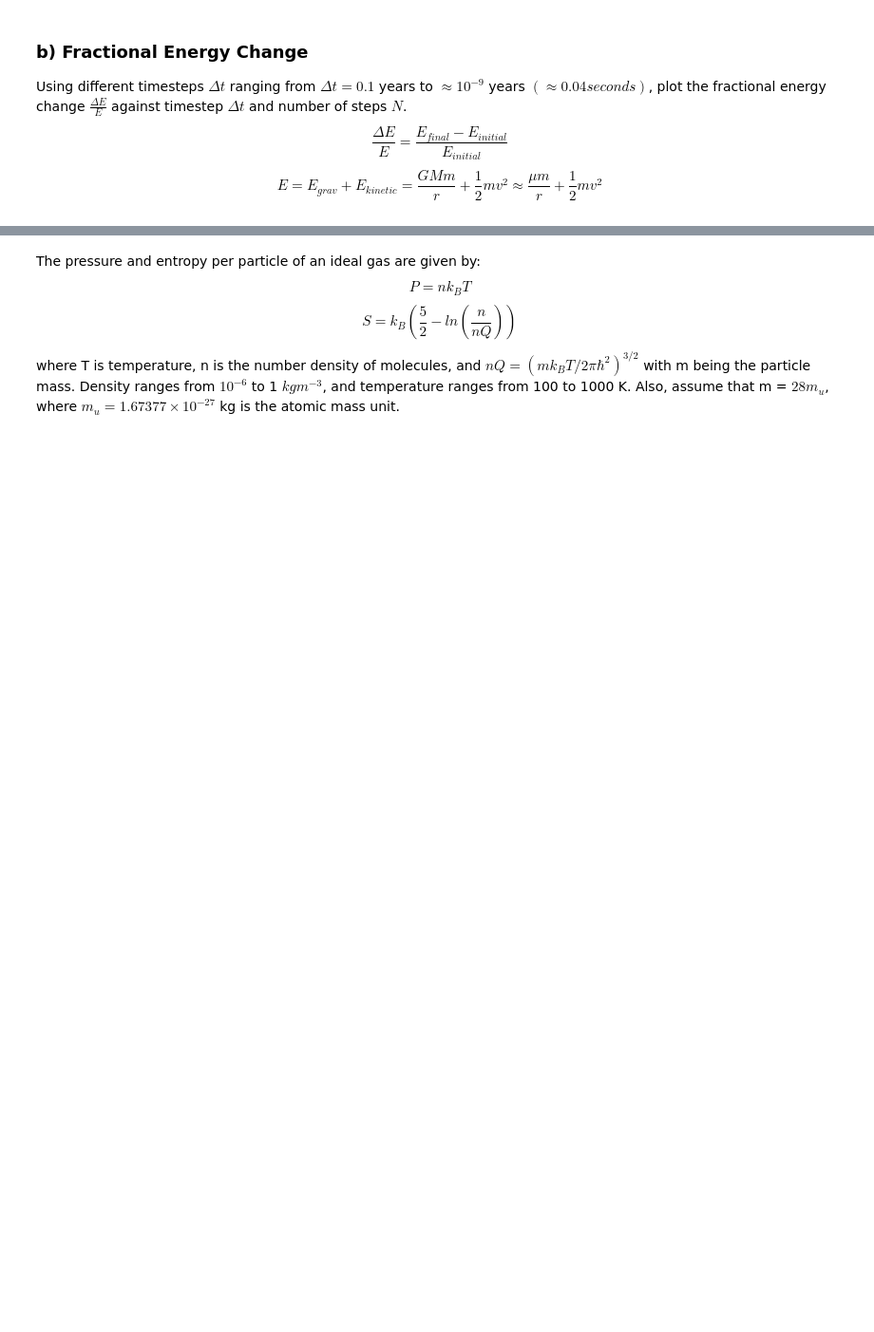
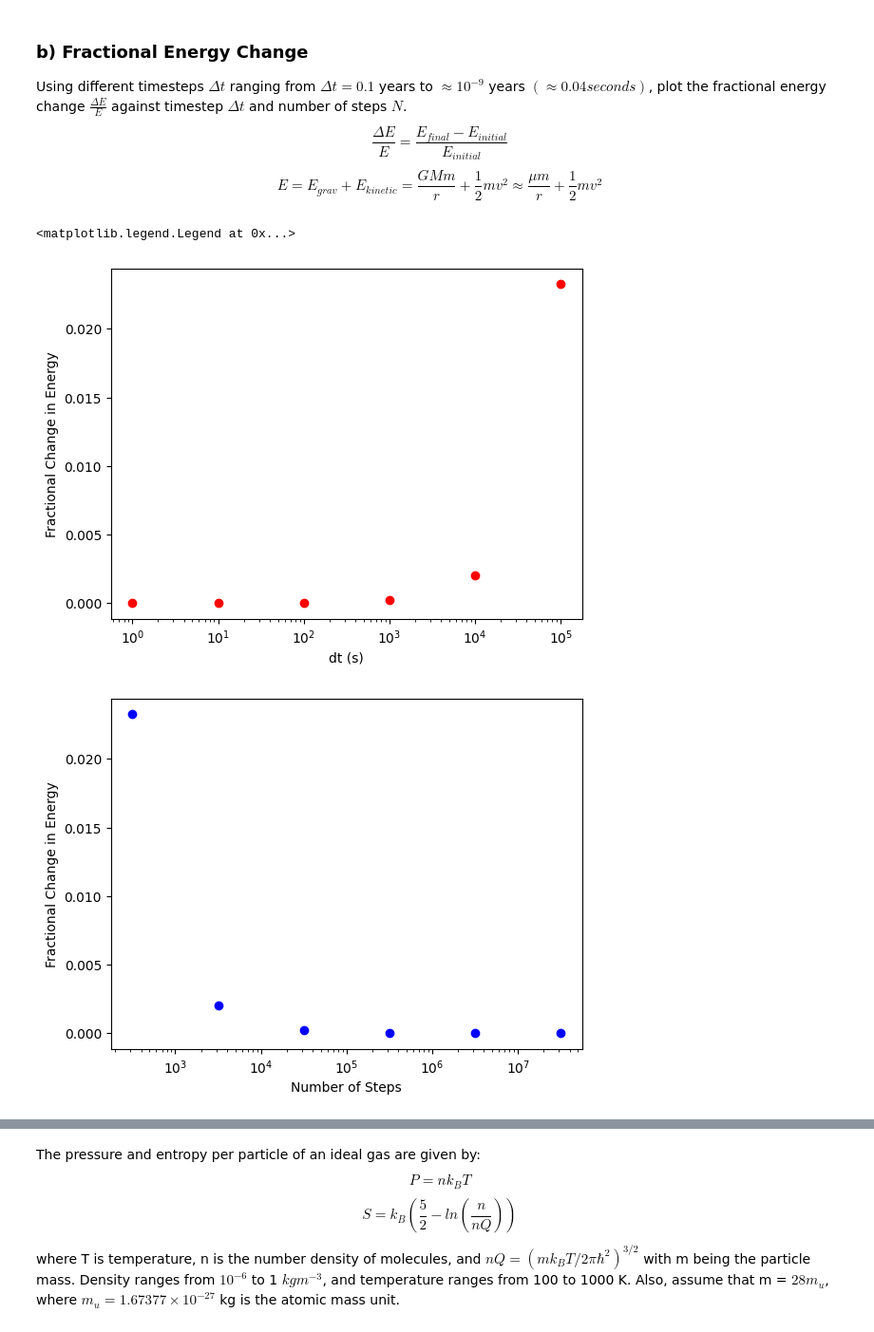
Before and after one commit to LFW25/PHYS512-Computational_Physics, a Jupyter notebook: Assignments/A1.ipynb, the cells around one changed output, grey strips where cells are left out. Shown at 95% size. Cells and saved outputs as stored; diff of their text form; code cells hidden in the pictures; blank space fills up the shorter version.

```diff
--- a/Assignments/A1.ipynb
+++ b/Assignments/A1.ipynb
@@ -200,0 +107,46 @@ plt.xscale("log")
+# %%
+dt = 1
+
+dt_list = []
+e_f = []
+
+while dt < (365.25*24*60*60)/100:
+    dt_list.append(dt)
+    ei, ef = orbit(dt, plot = False)
+    e_f.append(ef)
+    dt *= 10
+# %%
+e_frac_change = abs(((np.array(e_f) - ei)/ei))
+e_error = abs(np.array(e_f) - ei)
+num_steps = ((365.25*24*60*60)/np.array(dt_list))
+dt_list = np.array(dt_list)
+
+# Brouwer's Law
+brouwer_error = np.sqrt(num_steps)*(10**(-16))
+
+plt.figure(1)
+plt.scatter(dt_list, e_frac_change, label = "Time Step (s)", c = "r")
+plt.xscale('log')
+plt.xlabel('dt (s)')
+plt.ylabel('Fractional Change in Energy')
+#plt.legend()
+
+plt.figure(2)
+plt.scatter(num_steps, e_frac_change, label = "Number of Steps", c = "b")
+plt.xscale('log')
+plt.xlabel('Number of Steps')
+plt.ylabel('Fractional Change in Energy')
+#plt.legend()
+
+plt.figure(3)
+plt.scatter(num_steps, e_error, label = "Actual Error", c = "dodgerblue")
+plt.scatter(num_steps, brouwer_error, label = "Brouwer Error", c = "g")
+plt.xscale('log')
+plt.yscale('log')
+plt.xlabel('Number of Steps')
+plt.ylabel('Fractional Change in Energy')
+plt.legend()
+# %% [output]
+<matplotlib.legend.Legend at 0x...>
+[figure, added]
+[figure, added]
```
Also changed, not shown: parts of 22 cells of this notebook.
